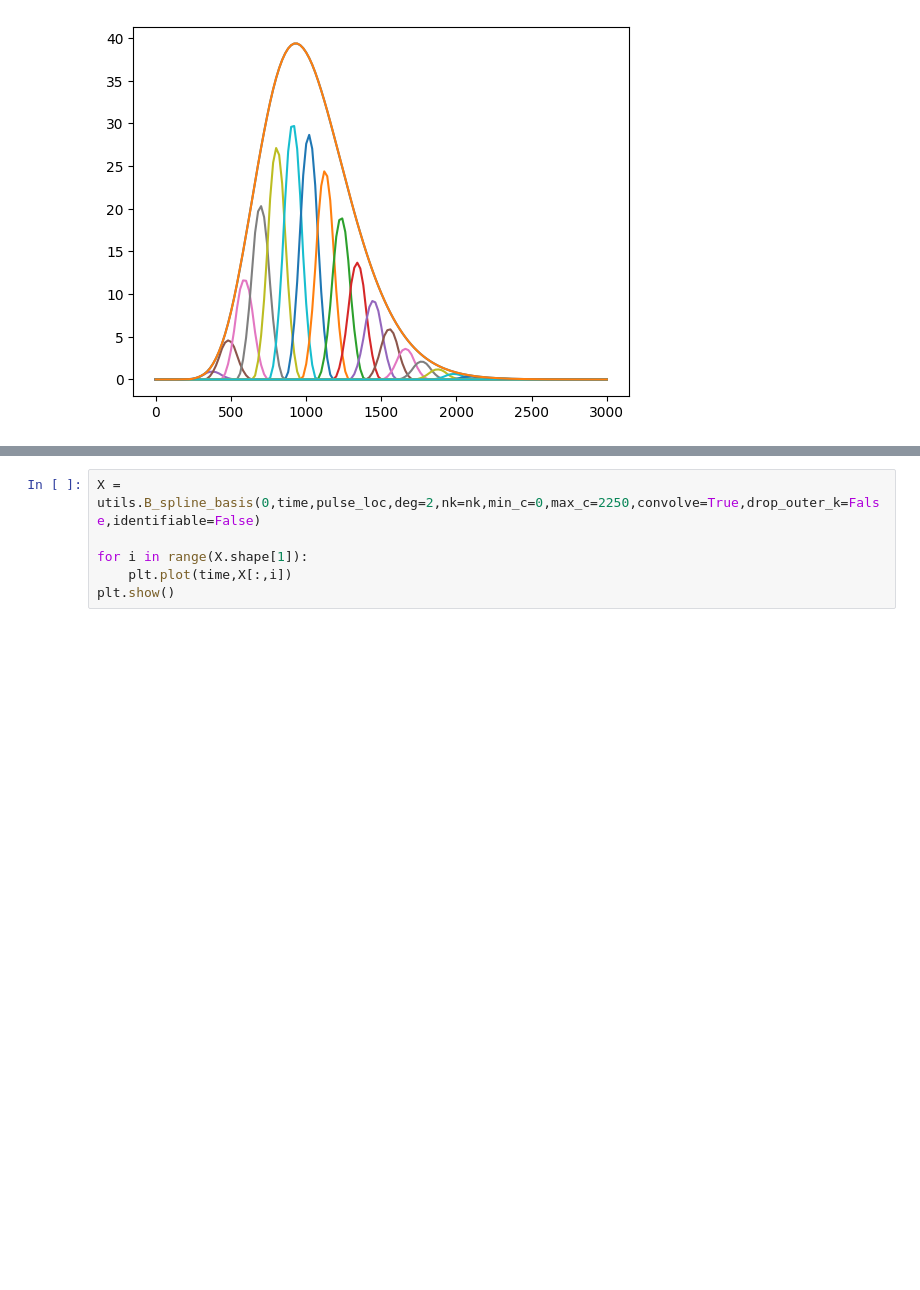
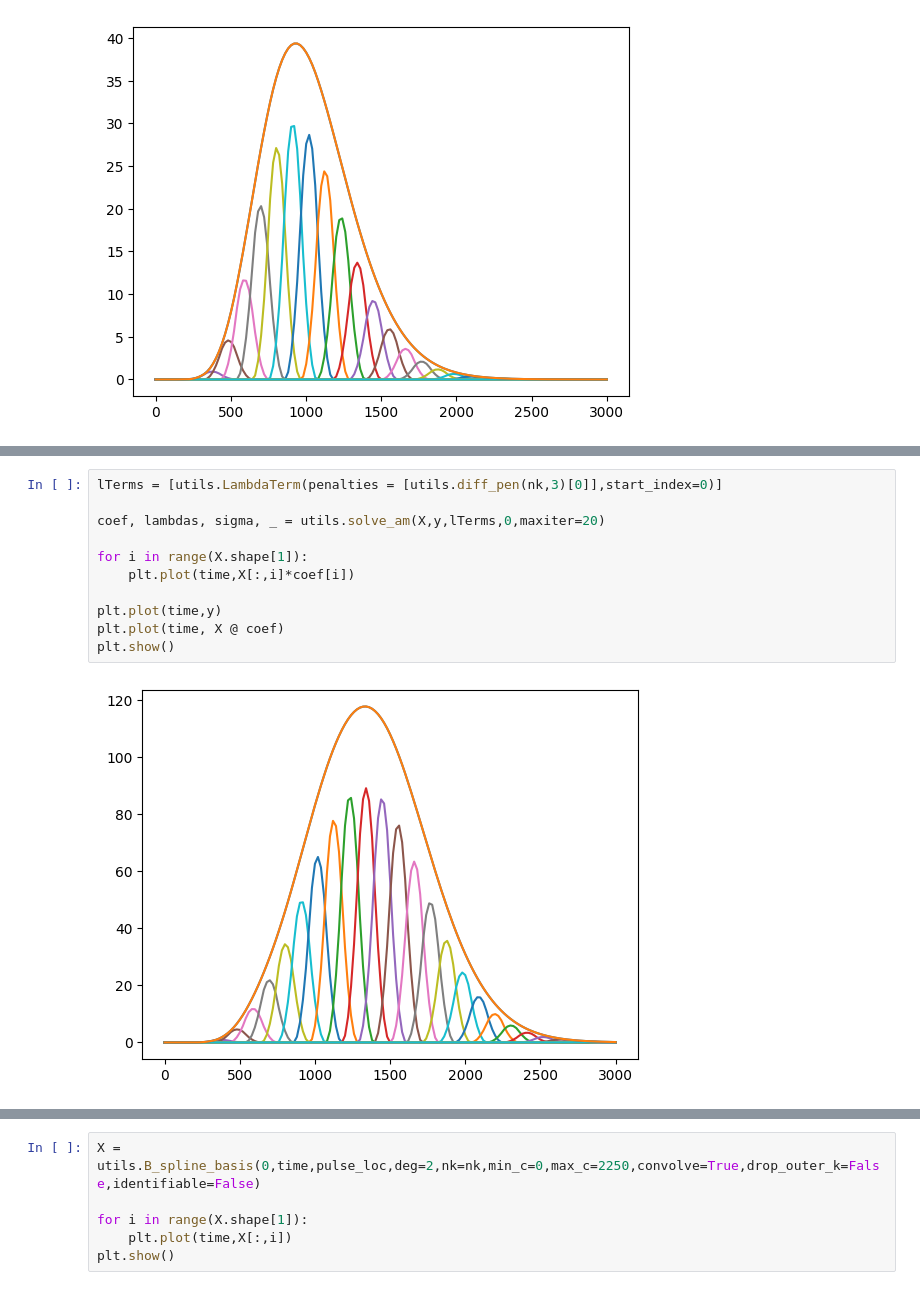
Before and after one commit to JoKra1/mssm, a Jupyter notebook: 1) sMs GAMMs.ipynb, the cells around one changed output, grey strips where cells are left out. Saved outputs shown, nothing was run; the diff lists cells and outputs as text; blank space fills up the shorter version.

```diff
--- a/1) sMs GAMMs.ipynb
+++ b/1) sMs GAMMs.ipynb
@@ -66 +81,14 @@ plt.show()
+# %%
+lTerms = [utils.LambdaTerm(penalties = [utils.diff_pen(nk,3)[0]],start_index=0)]
+
+coef, lambdas, sigma, _ = utils.solve_am(X,y,lTerms,0,maxiter=20)
+
+for i in range(X.shape[1]):
+    plt.plot(time,X[:,i]*coef[i])
+
+plt.plot(time,y)
+plt.plot(time, X @ coef)
+plt.show()
+# %% [output]
+[figure, added]
 # %%
```
Also changed, not shown: parts of 2 cells of this notebook, 1 other file.
